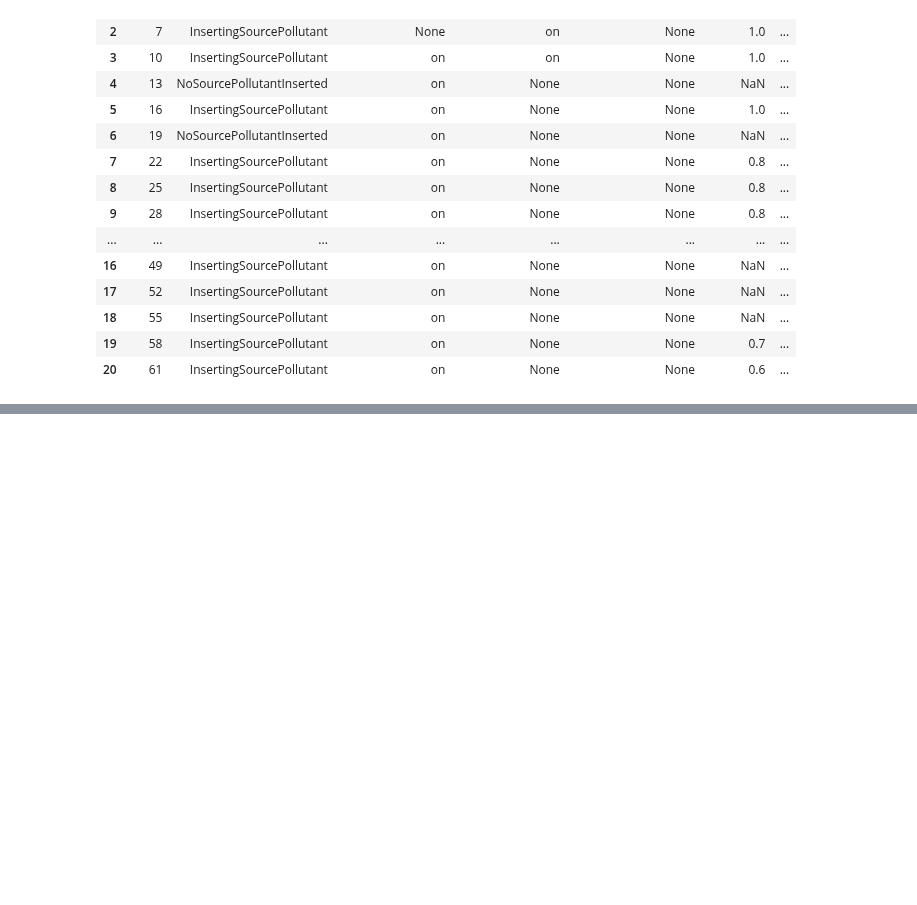
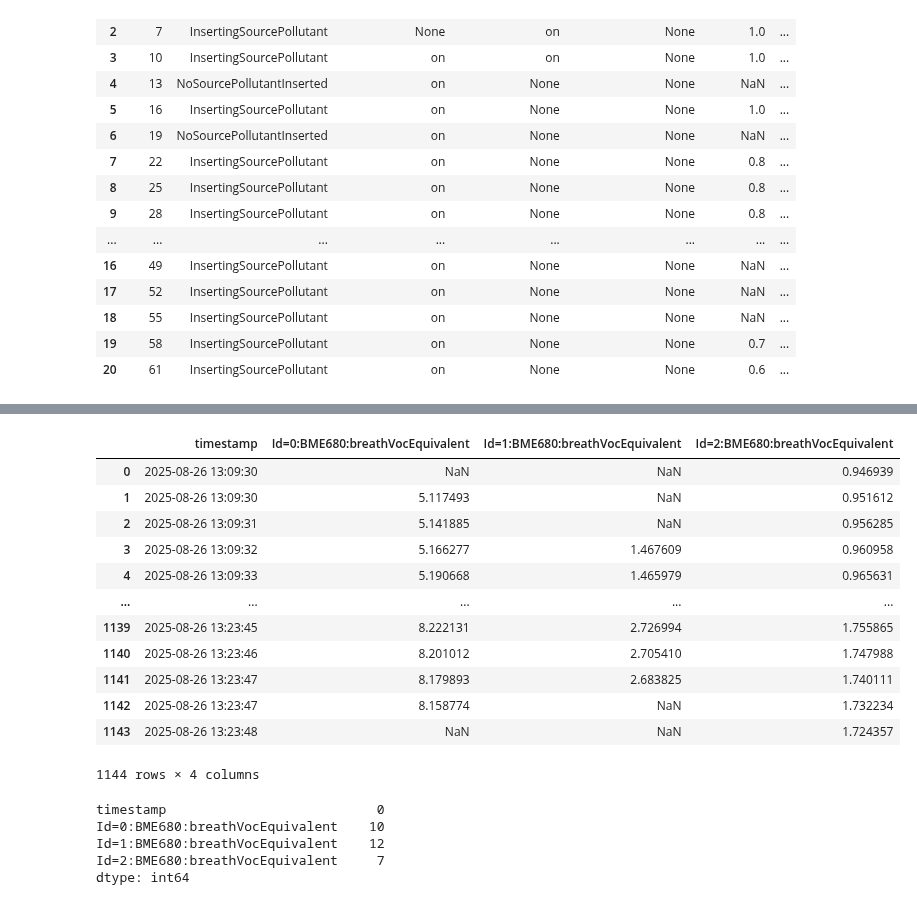
Before and after one commit to Andreas-Ts/Diploma-Project, a Jupyter notebook: dataAnalysis and machine learning/Calibration And Similarity.ipynb, the cells around one changed output, grey strips where cells are left out. Drawn from its saved outputs; the diff is of its cells as text; code cells hidden in the pictures; blank space fills up the shorter version.

```diff
--- a/dataAnalysis and machine learning/Calibration And Similarity.ipynb
+++ b/dataAnalysis and machine learning/Calibration And Similarity.ipynb
@@ -239,0 +218,26 @@ dtype('int64')
+# %%
+experimentDF = experimentDF.interpolate(method='linear', axis=0,
+                         limit=4,limit_area="inside")
+experimentDF
+# %% [output]
+|  | timestamp | Id=0:BME680:breathVocEquivalent | Id=1:BME680:breathVocEquivalent | Id=2:BME680:breathVocEquivalent |
+| 0 | 2025-08-26 13:09:30 | NaN | NaN | 0.946939 |
+| 1 | 2025-08-26 13:09:30 | 5.117493 | NaN | 0.951612 |
+| 2 | 2025-08-26 13:09:31 | 5.141885 | NaN | 0.956285 |
+| 3 | 2025-08-26 13:09:32 | 5.166277 | 1.467609 | 0.960958 |
+| 4 | 2025-08-26 13:09:33 | 5.190668 | 1.465979 | 0.965631 |
+| ... | ... | ... | ... | ... |
+| 1139 | 2025-08-26 13:23:45 | 8.222131 | 2.726994 | 1.755865 |
+| 1140 | 2025-08-26 13:23:46 | 8.201012 | 2.705410 | 1.747988 |
+| 1141 | 2025-08-26 13:23:47 | 8.179893 | 2.683825 | 1.740111 |
+| 1142 | 2025-08-26 13:23:47 | 8.158774 | NaN | 1.732234 |
+| 1143 | 2025-08-26 13:23:48 | NaN | NaN | 1.724357 |
+1144 rows × 4 columns
+# %%
+experimentDF.isna().sum()
+# %% [output]
+timestamp                           0
+Id=0:BME680:breathVocEquivalent    10
+Id=1:BME680:breathVocEquivalent    12
+Id=2:BME680:breathVocEquivalent     7
+dtype: int64
```
Also changed, not shown: parts of 17 cells of this notebook, 4 other files.
